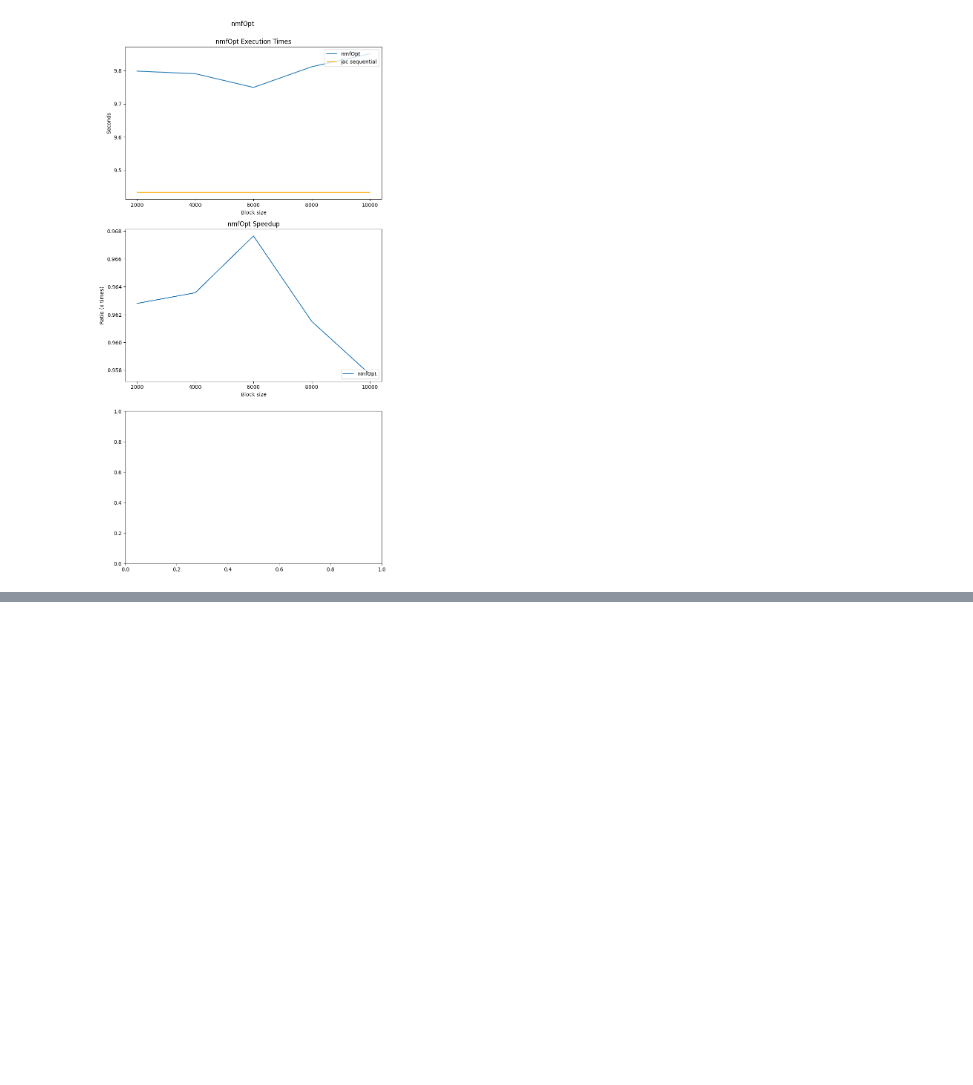
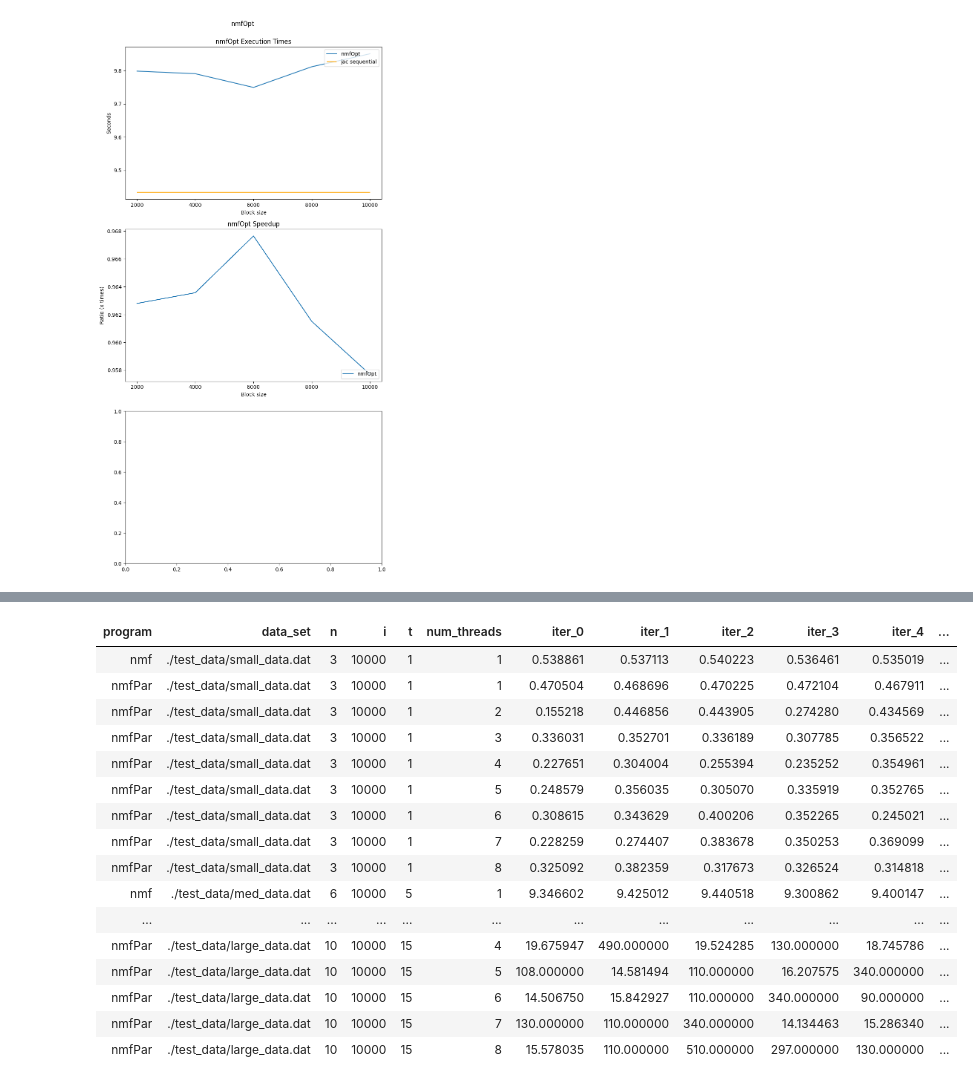
Before and after one commit to NFabrizio/NMF, a Jupyter notebook: results.ipynb, the cells around one changed output, grey strips where cells are left out. Saved outputs shown, nothing was run; the diff lists cells and outputs as text; code cells hidden in the pictures; blank space fills up the shorter version.

```diff
--- a/results.ipynb
+++ b/results.ipynb
@@ -285,0 +333,30 @@ plot_times(adjusted_data_nmfOpt, 'nmfOpt', 'nmfOpt.png')
+# %%
+desired_cols = ['program', 'data_set', 'n', 'i', 't', 'num_threads', 'iter_0', 'iter_1', 'iter_2', \
+                'iter_3', 'iter_4', 'iter_5', 'iter_6', 'adjusted_mean', 'speedup', 'efficiency']
+# %%
+from IPython.display import display
+
+def print_table(data):
+    display(data[desired_cols].style.set_table_styles([dict(selector='th', props=[('text-align', 'center')])])\
+            .set_properties(**{'text-align': 'center'}).hide(axis='index'))
+# %%
+adjusted_data_nmfPar = calc_mean_and_variance2(data_nmfPar)
+print_table(adjusted_data_nmfPar)
+# %% [output]
+| program | data_set | n | i | t | num_threads | iter_0 | iter_1 | iter_2 | iter_3 | iter_4 | ... |
+| nmf | ./test_data/small_data.dat | 3 | 10000 | 1 | 1 | 0.538861 | 0.537113 | 0.540223 | 0.536461 | 0.535019 | ... |
+| nmfPar | ./test_data/small_data.dat | 3 | 10000 | 1 | 1 | 0.470504 | 0.468696 | 0.470225 | 0.472104 | 0.467911 | ... |
+| nmfPar | ./test_data/small_data.dat | 3 | 10000 | 1 | 2 | 0.155218 | 0.446856 | 0.443905 | 0.274280 | 0.434569 | ... |
+| nmfPar | ./test_data/small_data.dat | 3 | 10000 | 1 | 3 | 0.336031 | 0.352701 | 0.336189 | 0.307785 | 0.356522 | ... |
+| nmfPar | ./test_data/small_data.dat | 3 | 10000 | 1 | 4 | 0.227651 | 0.304004 | 0.255394 | 0.235252 | 0.354961 | ... |
+| nmfPar | ./test_data/small_data.dat | 3 | 10000 | 1 | 5 | 0.248579 | 0.356035 | 0.305070 | 0.335919 | 0.352765 | ... |
+| nmfPar | ./test_data/small_data.dat | 3 | 10000 | 1 | 6 | 0.308615 | 0.343629 | 0.400206 | 0.352265 | 0.245021 | ... |
+| nmfPar | ./test_data/small_data.dat | 3 | 10000 | 1 | 7 | 0.228259 | 0.274407 | 0.383678 | 0.350253 | 0.369099 | ... |
+| nmfPar | ./test_data/small_data.dat | 3 | 10000 | 1 | 8 | 0.325092 | 0.382359 | 0.317673 | 0.326524 | 0.314818 | ... |
+| nmf | ./test_data/med_data.dat | 6 | 10000 | 5 | 1 | 9.346602 | 9.425012 | 9.440518 | 9.300862 | 9.400147 | ... |
+| ... | ... | ... | ... | ... | ... | ... | ... | ... | ... | ... | ... |
+| nmfPar | ./test_data/large_data.dat | 10 | 10000 | 15 | 4 | 19.675947 | 490.000000 | 19.524285 | 130.000000 | 18.745786 | ... |
+| nmfPar | ./test_data/large_data.dat | 10 | 10000 | 15 | 5 | 108.000000 | 14.581494 | 110.000000 | 16.207575 | 340.000000 | ... |
+| nmfPar | ./test_data/large_data.dat | 10 | 10000 | 15 | 6 | 14.506750 | 15.842927 | 110.000000 | 340.000000 | 90.000000 | ... |
+| nmfPar | ./test_data/large_data.dat | 10 | 10000 | 15 | 7 | 130.000000 | 110.000000 | 340.000000 | 14.134463 | 15.286340 | ... |
+| nmfPar | ./test_data/large_data.dat | 10 | 10000 | 15 | 8 | 15.578035 | 110.000000 | 510.000000 | 297.000000 | 130.000000 | ... |
```
Also changed, not shown: parts of 4 cells of this notebook, 3 other files.
